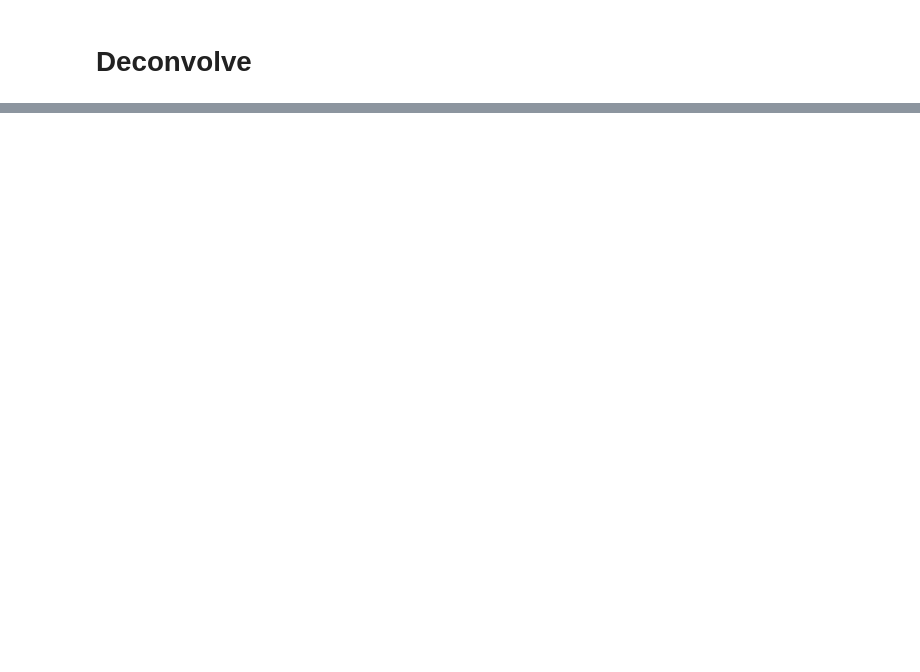
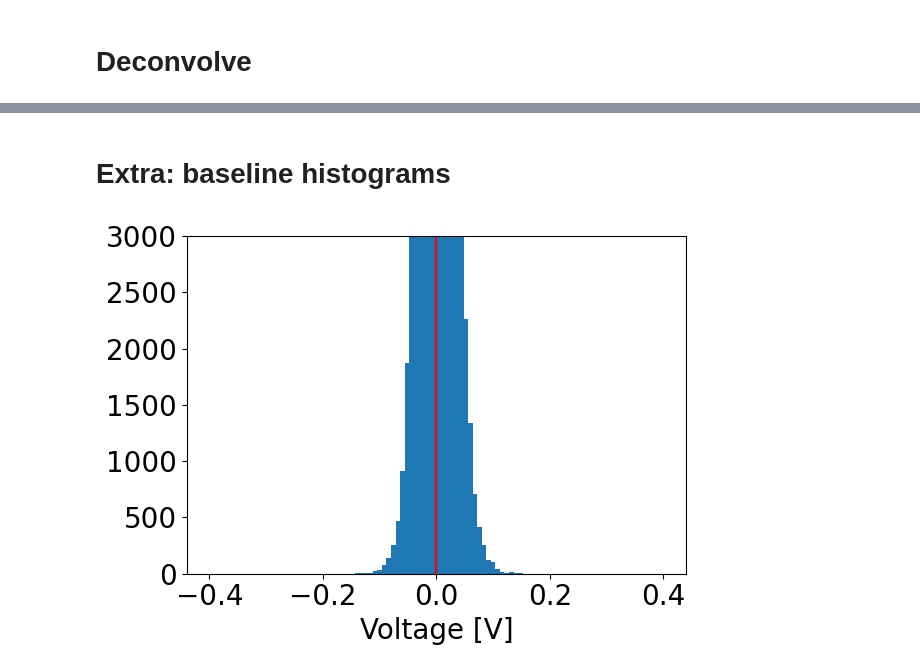
Before and after one commit to MatiXOfficial/pps-timing-ml, a Jupyter notebook: notebooks/analysis/cfd_deconvolution.ipynb, the cells around one changed output, grey strips where cells are left out. Cells and saved outputs as stored; diff of their text form; code cells hidden in the pictures; blank space fills up the shorter version.

```diff
--- a/notebooks/analysis/cfd_deconvolution.ipynb
+++ b/notebooks/analysis/cfd_deconvolution.ipynb
@@ -79,0 +80,23 @@ for (p, ch), prec in deconvolved_precisions.items():
+# %% [markdown]
+# Extra: baseline histograms
+# %%
+def plot_baseline_histogram(n_basline_samples, ylim=None, hist_range=(-0.4, 0.4)):
+    plt.rc('font', size=20)
+    baseline_samples = []
+    for p_ch, wav_array in dataset.wav.items():
+        for wav in wav_array[dataset.notnan_mask[p_ch]]:
+            wav -= np.average(wav[:n_basline_samples])
+            wav /= np.max(wav)
+            baseline_samples.extend(wav[:n_basline_samples])
+
+    if ylim is not None:
+        plt.ylim(top=ylim)
+    plt.hist(baseline_samples, range=hist_range, bins=100)
+    plt.axvline(np.mean(baseline_samples), c='red')
+    plt.xlabel('Voltage [V]')
+    plt.tight_layout()
+# %%
+plot_baseline_histogram(6, ylim=3000)
+save_plt(IMAGES_DIR + "baseline_hist_6.pdf")
+# %% [output]
+[figure, added]
```
Also changed, not shown: parts of 6 cells of this notebook, 3 other files.
